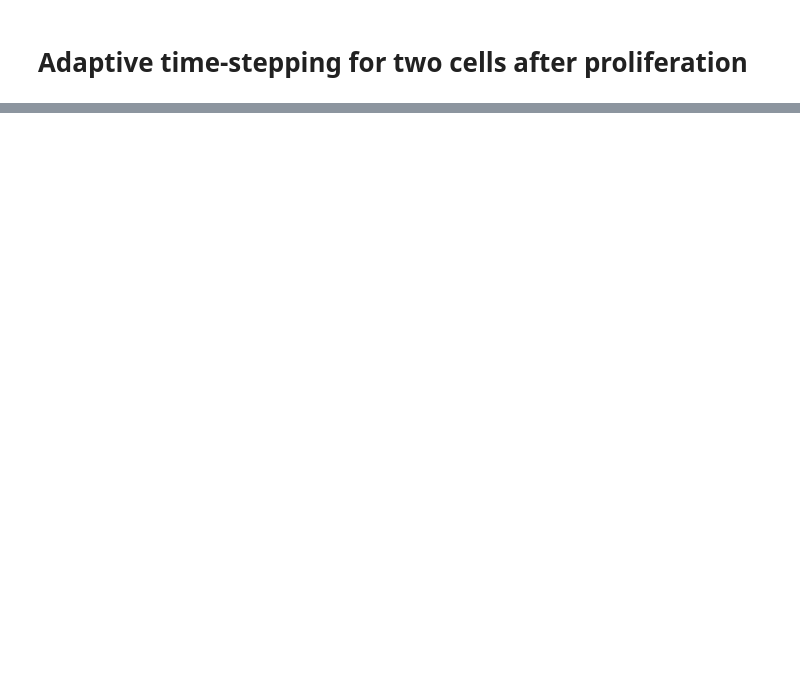
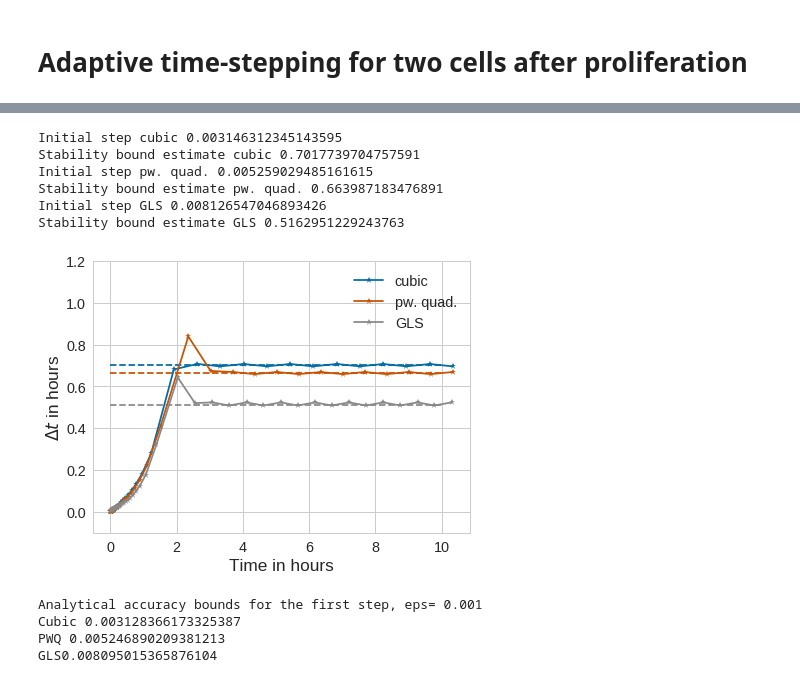
Before and after one commit to somathias/cbmos, a Jupyter notebook: exp-draft.ipynb, the cells around one changed output, grey strips where cells are left out. Drawn from its saved outputs; the diff is of its cells as text; code cells hidden in the pictures; blank space fills up the shorter version.

```diff
--- a/exp-draft.ipynb
+++ b/exp-draft.ipynb
@@ -56,3 +93,15 @@ filename_ending = {'cubic': '_cubic', 'pw. quad.': '_pwq', 'GLS': '_gls'}
 # Adaptive time-stepping for two cells after proliferation
 # %%
 cell_list = [cl.Cell(0, [0], proliferating=False), cl.Cell(1, [0.3], proliferating=False)]
+# %%
+# g'(s) for different force laws
+gp_cubic = params_cubic['mu']*(s-rA)**2
+rR = params_poly['rR']
+muA = params_poly['muA']
+gp_PWQ = 2*(muR/rR*(1-s/rR)-muA/rA*(1-s/rA))
+gp_GLS = params_gls['mu']
+
+print('Analytical stability bounds:')
+print('Cubic '+ str(1.0/gp_cubic))
+print('PWQ '+ str(1.0/gp_PWQ))
+print('GLS '+ str(1.0/gp_GLS))
@@ -58,0 +150,57 @@ cell_list = [cl.Cell(0, [0], proliferating=False), cl.Cell(1, [0.3], proliferati
+# %%
+plt.plot(t_data, 1.0/gp_cubic*np.ones(len(t_data)), linestyle='--', color=colors['cubic'] )
+plt.plot(t_data, 1.0/gp_PWQ*np.ones(len(t_data)), linestyle='--', color=colors['pw. quad.'] )
+plt.plot(t_data, 1.0/gp_GLS*np.ones(len(t_data)), linestyle='--', color=colors['GLS'] )
+
+for force in force_names:
+
+    try:
+        os.remove('step_sizes'+filename_ending[force]+'.txt')
+        os.remove('time_points'+filename_ending[force]+'.txt')
+    except FileNotFoundError:
+        print('Nothing to delete.')
+
+    history = solvers_ef[force].simulate(cell_list, t_data, params[force], {"eps": 0.001, "eta":0.001, "out": filename_ending[force]}, seed=seed)
+    dts = np.loadtxt('step_sizes'+filename_ending[force]+'.txt')
+    print('Initial step '+force + ' ' +str(dts[0]))
+    print('Stability bound estimate '+force + ' ' +str((dts[-2]+dts[-1])/2.0))
+    ts = np.loadtxt('time_points'+filename_ending[force]+'.txt')
+    plt.plot(ts, dts,'-*', label=force, color=colors[force])
+
+plt.legend()
+plt.xlabel('Time in hours')
+plt.ylabel('$\Delta t$ in hours')
+plt.ylim([-0.1, 1.2])
+plt.savefig('adaptivity_pairwise_relaxation_eps0_001.pdf', bbox_inches='tight')
+#plt.savefig('adaptivity_pairwise_relaxation_eps0_001.png', bbox_inches='tight')
+# %% [output]
+Initial step cubic 0.003146312345143595
+Stability bound estimate cubic 0.7017739704757591
+Initial step pw. quad. 0.005259029485161615
+Stability bound estimate pw. quad. 0.663987183476891
+Initial step GLS 0.008126547046893426
+Stability bound estimate GLS 0.5162951229243763
+[figure, added]
+# %%
+# Accuracy bound for initial step:
+eps = 0.001
+r0 = 0.3
+
+gp_cubic = cubic_prime(r0, params_cubic['mu'], s, rA)
+ab_cubic = np.sqrt(eps/(gp_cubic*np.abs(ff.cubic(r0, **params_cubic))))
+
+gp_pwq = pwq_prime(r0, params_poly['muA'], rA, muR, params_poly['rR'], s)
+ab_pwq = np.sqrt(eps/(gp_pwq*np.abs(ff.piecewise_polynomial(r0, **params_poly))))
+
+gp_gls = gls_prime(r0, params_gls['mu'],s)
+ab_gls = np.sqrt(eps/(gp_gls*np.abs(params_gls['mu']*np.log(1+r0-s))))
+
+print('Analytical accuracy bounds for the first step, eps= '+ str(eps))
+print('Cubic '+str(ab_cubic))
+print('PWQ '+ str(ab_pwq))
+print('GLS' + str(ab_gls))
+# %% [output]
+Analytical accuracy bounds for the first step, eps= 0.001
+Cubic 0.003128366173325387
+PWQ 0.005246890209381213
+GLS0.008095015365876104
```
Also changed, not shown: parts of 15 cells of this notebook, 1 other file.
